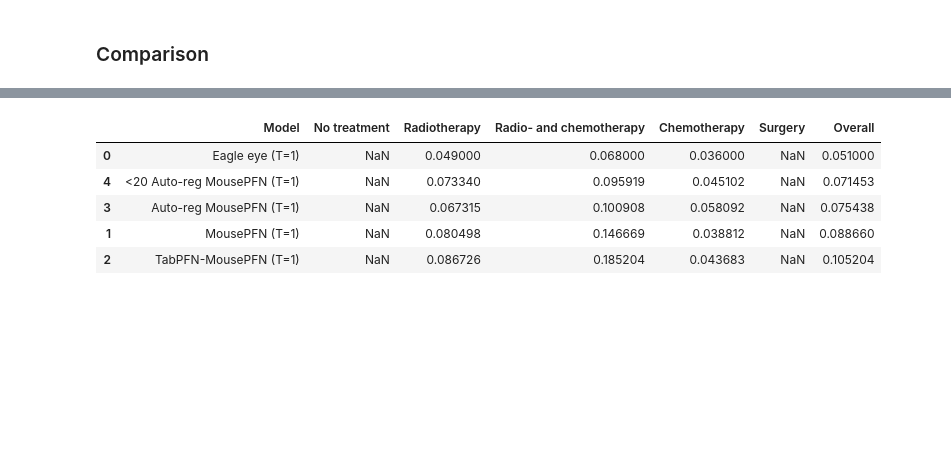
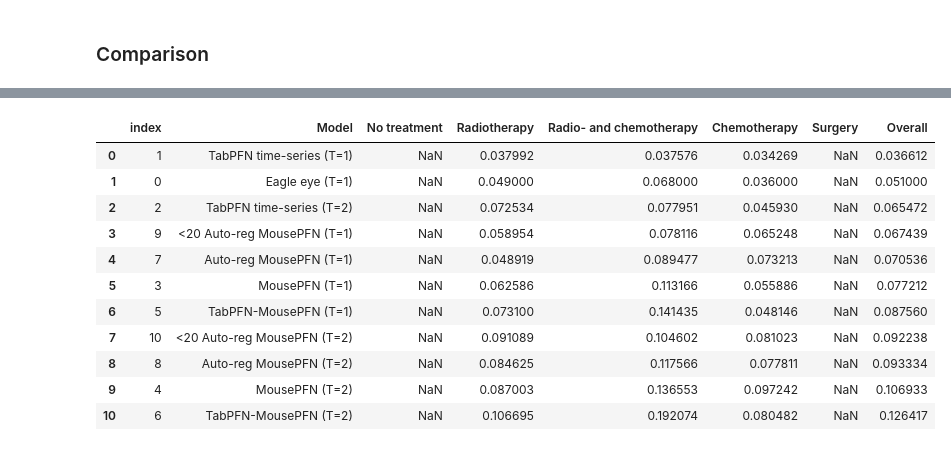
Before and after one commit to UKEIAM/TFM-mouse, a Jupyter notebook: notebooks/mouse.ipynb, the cells around one changed output, grey strips where cells are left out. Saved outputs shown, nothing was run; the diff lists cells and outputs as text; code cells hidden in the pictures; blank space fills up the shorter version.

```diff
--- a/notebooks/mouse.ipynb
+++ b/notebooks/mouse.ipynb
@@ -32,10 +32,12 @@ FILE = "data_v6.csv"
 TRAILS = [3]
 NUM_ANIMALS = 4000
 NUM_TEST_ANIMALS = 4000
-PREDICTION_LENGTH = 1
+PREDICTION_LENGTH = 2
 MIN_LENGTH = 5
 MAX_WEIGHT = 100
 ROLES = [1, 2, 3]
+
+os.environ["TABPFN_TOKEN"] = "tabpfn_sk_3XA36olToOXSzenBDBSzotxkWIoad2auFJauzRmtfjI"
 # %% [markdown]
 ## Prepare data
 # %% [markdown]
@@ -543,0 +602,28 @@ def evaluate(
+# %%
+for i in range(PREDICTION_LENGTH):
+    mae_row = {
+        "Model": f"{model_name} (T={i + 1})",
+        "No treatment": np.nan,
+        "Radiotherapy": preds.loc[(1, i), "MAE"],
+        "Radio- and chemotherapy": preds.loc[(2, i), "MAE"],
+        "Chemotherapy": preds.loc[(3, i), "MAE"],
+        "Surgery": np.nan,
+        "Overall": preds.loc[([1, 2, 3], i), "MAE"].mean()
+    }
+
+    mape_row = {
+        "Model": f"{model_name} (T={i + 1})",
+        "No treatment": np.nan,
+        "Radiotherapy":  preds.loc[(1, i), "MAPE"],
+        "Radio- and chemotherapy":  preds.loc[(2, i), "MAPE"],
+        "Chemotherapy": preds.loc[(3, i), "MAPE"],
+        "Surgery": np.nan,
+        "Overall": preds.loc[([1, 2, 3], i), "MAPE"].mean()
+    }
+
+    table_mae.loc[len(table_mae)] = mae_row
+    table_mape.loc[len(table_mape)] = mape_row
+# %%
+context_df = context_df.reset_index()
+pred_df = pred_df.reset_index()
+test_df = test_df.reset_index()
@@ -683,9 +816,10 @@ Target: []
 ### Mouse, context for long-lived mice
 Only add context when the mice has a lot of data, otherwise do it auto-regressively.
 # %%
+LENGTH_BOUNDARY = 20
 MODELPATH = "/data/PFN/Mouse/Experiments/Mouse1/"
 MODELFILE = "pretrained_mousepfn.pth"
-MODELNAME = "<20 Auto-reg MousePFN"
+MODELNAME = f"<{LENGTH_BOUNDARY} Auto-reg MousePFN"
 BUCKETNAME = "buckets_mousepfn.pth"
 
 reg = get_model(
@@ -705,5 +839,5 @@ table_mae, table_mape = evaluate(
     test_tsdf=test_tsdf,
     test_df=test_df,
     auto_regressive=False,
-    length_boundary=20
+    length_boundary=LENGTH_BOUNDARY
 )
@@ -739,9 +889,15 @@ table_mae.sort_values("Overall")
 # %%
-table_mape.sort_values("Overall")
+table_mape.sort_values("Overall").reset_index()
 # %% [output]
-|  | Model | No treatment | Radiotherapy | Radio- and chemotherapy | Chemotherapy | Surgery | Overall |
-| 0 | Eagle eye (T=1) | NaN | 0.049000 | 0.068000 | 0.036000 | NaN | 0.051000 |
-| 4 | <20 Auto-reg MousePFN (T=1) | NaN | 0.073340 | 0.095919 | 0.045102 | NaN | 0.071453 |
-| 3 | Auto-reg MousePFN (T=1) | NaN | 0.067315 | 0.100908 | 0.058092 | NaN | 0.075438 |
-| 1 | MousePFN (T=1) | NaN | 0.080498 | 0.146669 | 0.038812 | NaN | 0.088660 |
-| 2 | TabPFN-MousePFN (T=1) | NaN | 0.086726 | 0.185204 | 0.043683 | NaN | 0.105204 |
+|  | index | Model | No treatment | Radiotherapy | Radio- and chemotherapy | Chemotherapy | Surgery | Overall |
+| 0 | 1 | TabPFN time-series (T=1) | NaN | 0.037992 | 0.037576 | 0.034269 | NaN | 0.036612 |
+| 1 | 0 | Eagle eye (T=1) | NaN | 0.049000 | 0.068000 | 0.036000 | NaN | 0.051000 |
+| 2 | 2 | TabPFN time-series (T=2) | NaN | 0.072534 | 0.077951 | 0.045930 | NaN | 0.065472 |
+| 3 | 9 | <20 Auto-reg MousePFN (T=1) | NaN | 0.058954 | 0.078116 | 0.065248 | NaN | 0.067439 |
+| 4 | 7 | Auto-reg MousePFN (T=1) | NaN | 0.048919 | 0.089477 | 0.073213 | NaN | 0.070536 |
+| 5 | 3 | MousePFN (T=1) | NaN | 0.062586 | 0.113166 | 0.055886 | NaN | 0.077212 |
+| 6 | 5 | TabPFN-MousePFN (T=1) | NaN | 0.073100 | 0.141435 | 0.048146 | NaN | 0.087560 |
+| 7 | 10 | <20 Auto-reg MousePFN (T=2) | NaN | 0.091089 | 0.104602 | 0.081023 | NaN | 0.092238 |
+| 8 | 8 | Auto-reg MousePFN (T=2) | NaN | 0.084625 | 0.117566 | 0.077811 | NaN | 0.093334 |
+| 9 | 4 | MousePFN (T=2) | NaN | 0.087003 | 0.136553 | 0.097242 | NaN | 0.106933 |
+| 10 | 6 | TabPFN-MousePFN (T=2) | NaN | 0.106695 | 0.192074 | 0.080482 | NaN | 0.126417 |
```
Also changed, not shown: parts of 20 cells of this notebook.
